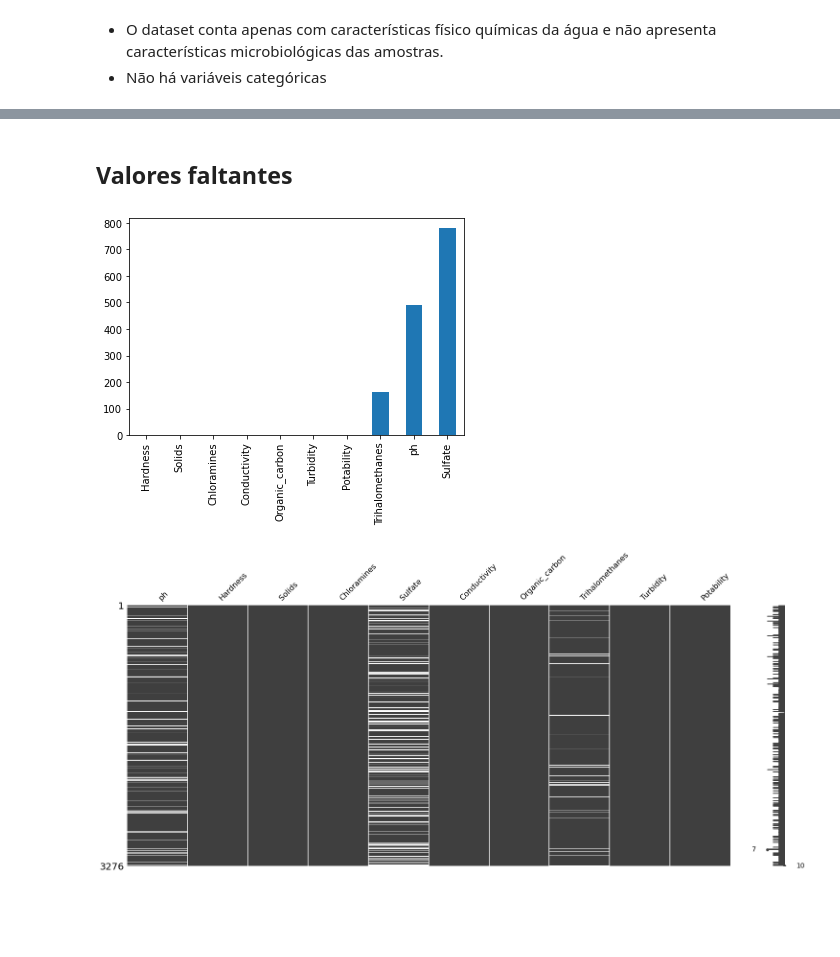
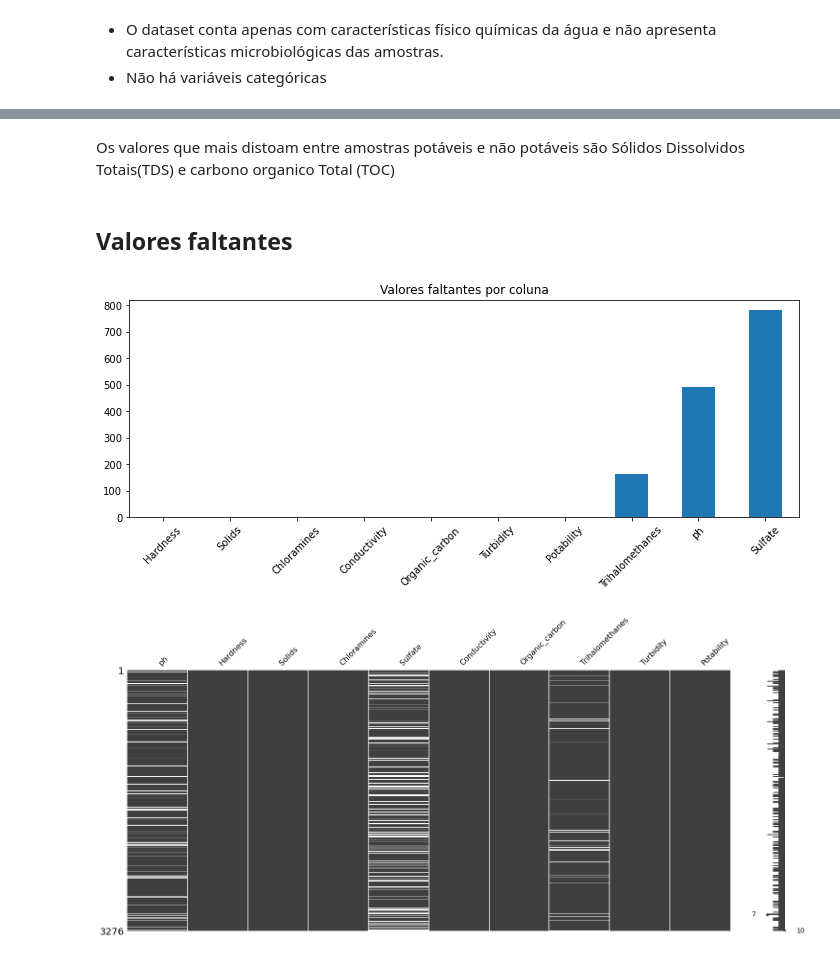
Before and after one commit to GabrielG16/Potabilidade, a Jupyter notebook: potability.ipynb, the cells around one changed output, grey strips where cells are left out. Cells and saved outputs as stored; diff of their text form; code cells hidden in the pictures; blank space fills up the shorter version.

```diff
--- a/potability.ipynb
+++ b/potability.ipynb
@@ -130,10 +194,14 @@ round(water.describe(),2)
+# %% [markdown]
+Os valores que mais distoam entre amostras potáveis e não potáveis são Sólidos Dissolvidos Totais(TDS) e carbono organico Total (TOC)
 # %% [markdown]
 ## Valores faltantes
 # %%
-water.isna().sum().sort_values().plot(kind = 'bar')
+water.isna().sum().sort_values().plot(kind = 'bar', figsize=(12,4))
+plt.title('Valores faltantes por coluna')
+plt.xticks(rotation = 45)
 plt.show()
 # %% [output]
-[figure, old version]
+[figure, new version]
 # %%
 ms.matrix(water)
 plt.show()
```
Also changed, not shown: parts of 49 cells of this notebook.
